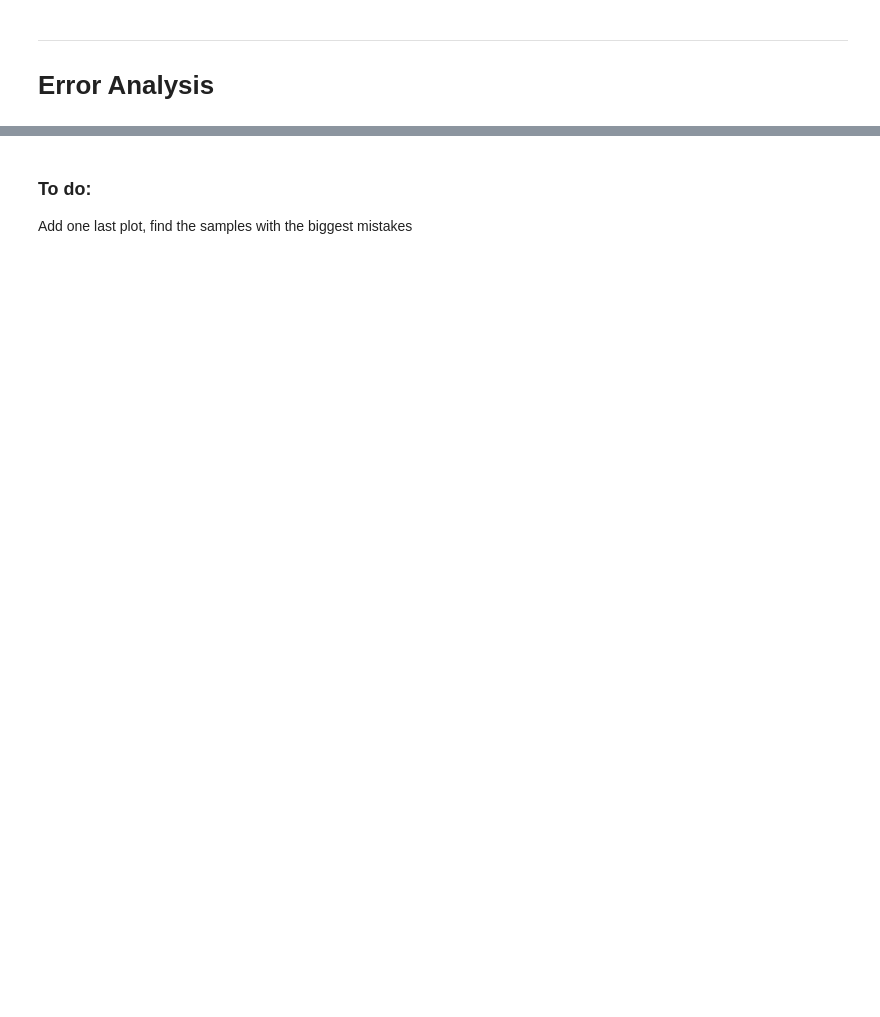
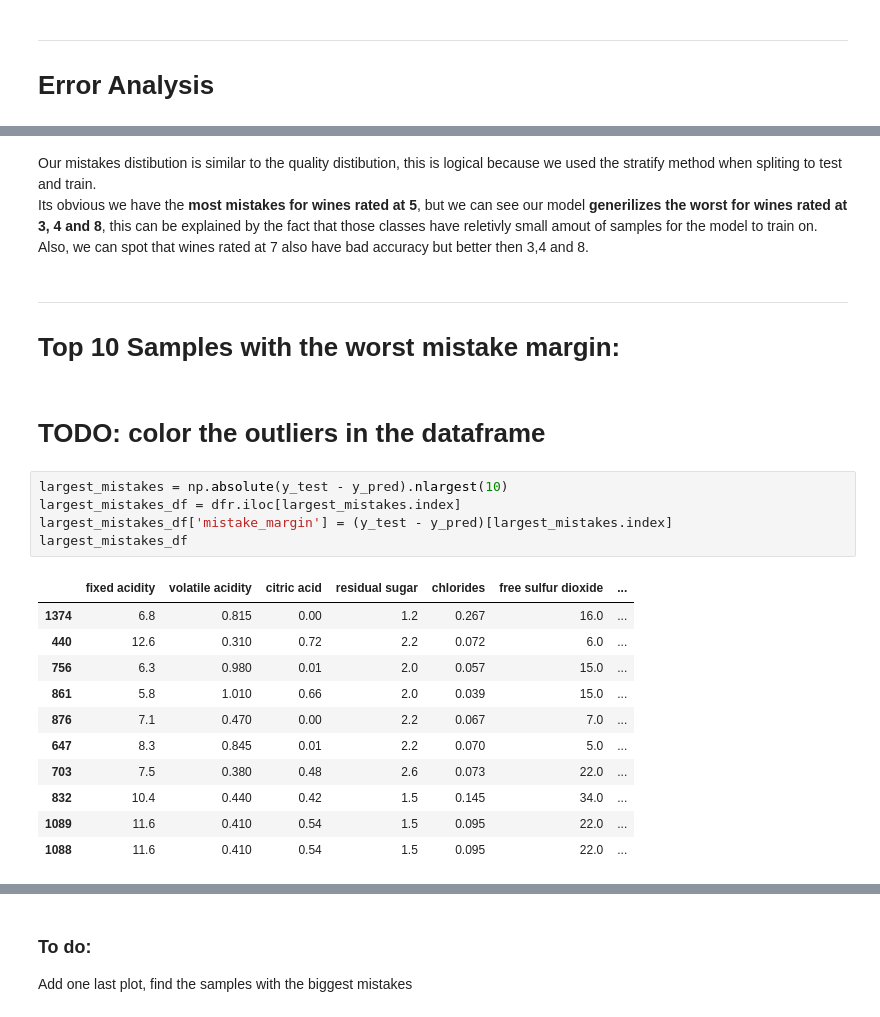
Before and after one commit to airbagdeer/tabular-ds-project, a Jupyter notebook: EX1.ipynb, the cells around one changed output, grey strips where cells are left out. Saved outputs shown, nothing was run; the diff lists cells and outputs as text; blank space fills up the shorter version.

```diff
--- a/EX1.ipynb
+++ b/EX1.ipynb
@@ -403,0 +410,26 @@ plt.show()
+# %% [markdown]
+Our mistakes distibution is similar to the quality distibution, this is logical because we used the stratify method when spliting to test and train. \
+Its obvious we have the **most mistakes for wines rated at 5**, but we can see our model **generilizes the worst for wines rated at 3, 4 and 8**, this can be explained by the fact that those classes have reletivly small amout of samples for the model to train on. \
+Also, we can spot that wines rated at 7 also have bad accuracy but better then 3,4 and 8.
+# %% [markdown]
+---
+# Top 10 Samples with the worst mistake margin:
+# %% [markdown]
+# TODO: color the outliers in the dataframe
+# %%
+largest_mistakes = np.absolute(y_test - y_pred).nlargest(10)
+largest_mistakes_df = dfr.iloc[largest_mistakes.index]
+largest_mistakes_df['mistake_margin'] = (y_test - y_pred)[largest_mistakes.index]
+largest_mistakes_df
+# %% [output]
+|  | fixed acidity | volatile acidity | citric acid | residual sugar | chlorides | free sulfur dioxide | ... |
+| 1374 | 6.8 | 0.815 | 0.00 | 1.2 | 0.267 | 16.0 | ... |
+| 440 | 12.6 | 0.310 | 0.72 | 2.2 | 0.072 | 6.0 | ... |
+| 756 | 6.3 | 0.980 | 0.01 | 2.0 | 0.057 | 15.0 | ... |
+| 861 | 5.8 | 1.010 | 0.66 | 2.0 | 0.039 | 15.0 | ... |
+| 876 | 7.1 | 0.470 | 0.00 | 2.2 | 0.067 | 7.0 | ... |
+| 647 | 8.3 | 0.845 | 0.01 | 2.2 | 0.070 | 5.0 | ... |
+| 703 | 7.5 | 0.380 | 0.48 | 2.6 | 0.073 | 22.0 | ... |
+| 832 | 10.4 | 0.440 | 0.42 | 1.5 | 0.145 | 34.0 | ... |
+| 1089 | 11.6 | 0.410 | 0.54 | 1.5 | 0.095 | 22.0 | ... |
+| 1088 | 11.6 | 0.410 | 0.54 | 1.5 | 0.095 | 22.0 | ... |
```
Also changed, not shown: parts of 20 cells of this notebook, 3 other files.
